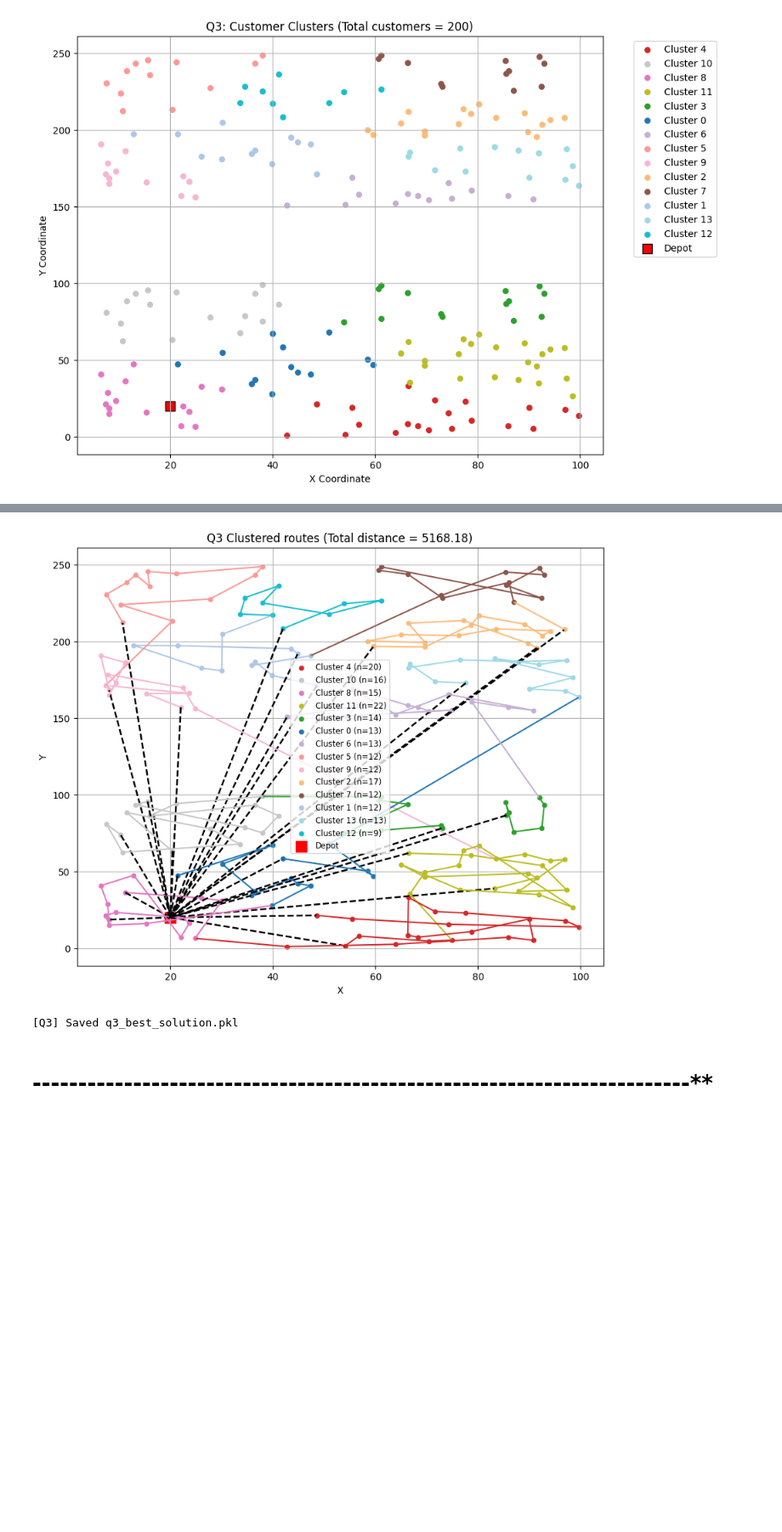
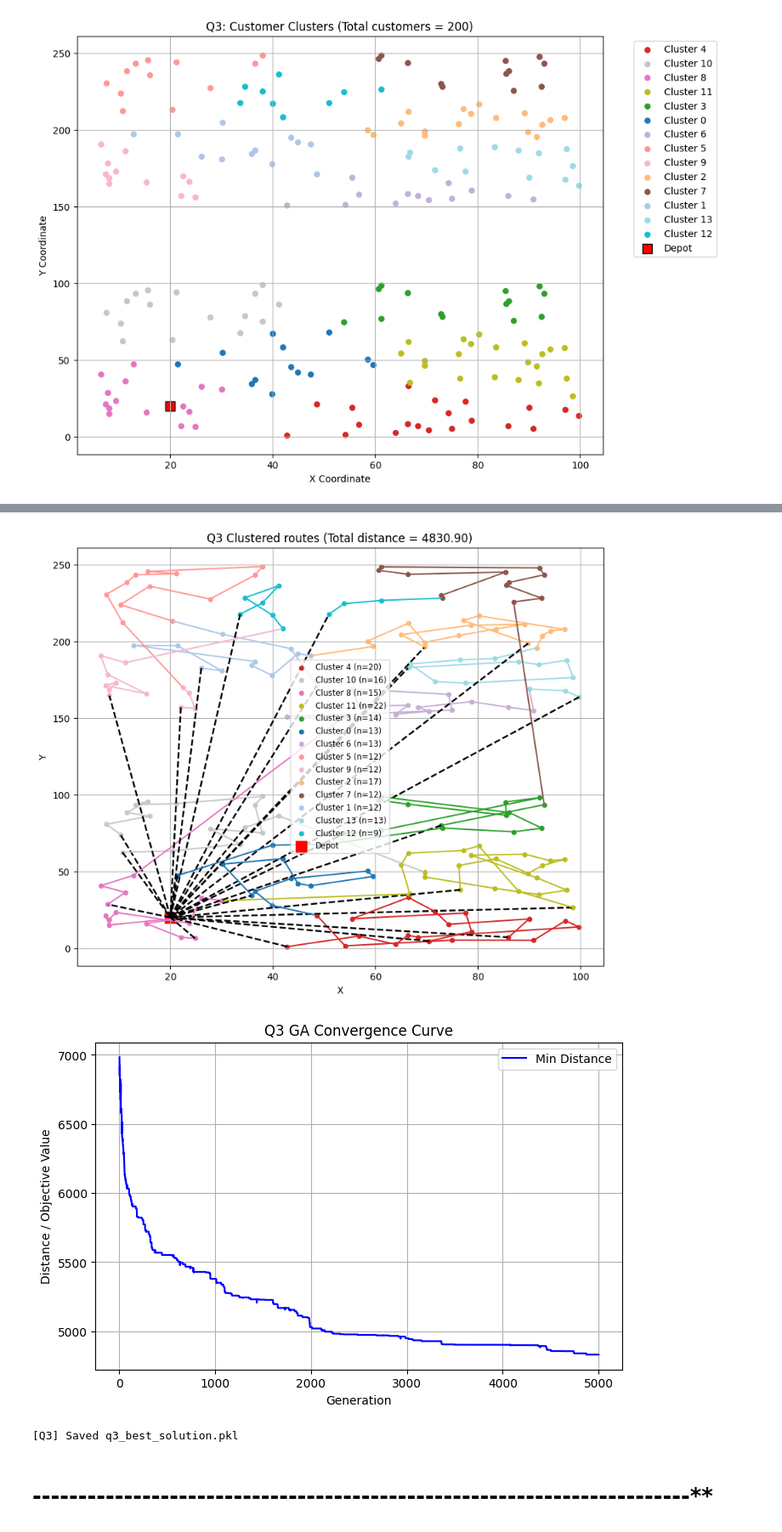
Before and after one commit to ssyss-513/MyColab, a Jupyter notebook: COMP5511/5511_a1.ipynb, the cells around one changed output, grey strips where cells are left out. Shown at 85% size. Saved outputs shown, nothing was run; the diff lists cells and outputs as text; code cells hidden in the pictures; blank space fills up the shorter version.

```diff
--- a/COMP5511/5511_a1.ipynb
+++ b/COMP5511/5511_a1.ipynb
@@ -323,14 +309,14 @@ import pickle
 
 best_solutions = []
 for i, ind in enumerate(hof_save):
-    val, segments = eval_vrp_multi_depot(ind)
+    val, segments = eval_vrp_classical(ind)
     best_solutions.append({"individual": ind, "fitness": val[0], "segments": segments})
     print(f"\nTop {i+1} distance: {val[0]:.2f}")
     for j, s in enumerate(segments):
         print(f"  Trip {j+1}: {' -> '.join(map(str,s))}")
 
-with open("best_solutions.pkl", "wb") as f:
+with open("best_solutions_Q1_1.pkl", "wb") as f:
     pickle.dump(best_solutions, f)
 
-print("\n✅ 前10个最优解已保存到 best_solutions.pkl")
+print("\n✅ 前10个最优解已保存到 best_solutions_Q1_1.pkl")
 # %% [output]
@@ -736,8 +700,6 @@ gen     nevals  avg     min     max
 # %% [markdown]
 save result
 # %%
-# @title
-# ---------- 保存前10个最优解 ----------
 best_solutions = []
 for i, ind in enumerate(hof):
     avg_dist = mc_evaluate(ind)[0]
@@ -752,6 +714,6 @@ for i, ind in enumerate(hof):
     })
     print(f"Top {i+1}: avg_dist={avg_dist:.2f}")
 
-with open("best_solutions.pkl", "wb") as f:
+with open("best_solutions_Q2.pkl", "wb") as f:
     pickle.dump(best_solutions, f)
-print("✅ 已保存前10个最优解到 best_solutions.pkl")
+print("✅ 已保存前10个最优解到 best_solutions_Q2.pkl")
@@ -968,8 +868,7 @@ df.head(3)
 # %%
-# @title
-
-# 4) 构造 GA 个体：我们用「客户索引的全序列」表示个体，但保证在评估前用 repair() 将其调整为“簇块连续”
-#    初始个体生成函数会随机生成簇顺序 + 每簇内部随机排列并串联
+# 4) Construct GA individuals: each individual is represented by a full sequence of customer indices,
+#     but before evaluation, repair() ensures "cluster-block continuity"
+#     The initial individual generation function randomly shuffles cluster order and shuffles customers within each cluster, then concatenates them
 from deap import base, creator, tools, algorithms
 creator.create("FitnessMin_Q3", base.Fitness, weights=(-1.0,))
 creator.create("Individual_Q3", list, fitness=creator.FitnessMin_Q3)
@@ -978,7 +877,7 @@ toolbox_q3 = base.Toolbox()
 cluster_ids = sorted(cluster_to_customers.keys())
 
 def gen_grouped_individual():
-    # 随机簇顺序
+    # Random cluster order
     region_order = cluster_ids.copy()
     random.shuffle(region_order)
     seq = []
@@ -986,8 +885,7 @@ def gen_grouped_individual():
         custs = cluster_to_customers[cid].copy()
         random.shuffle(custs)
         seq.extend(custs)
-    # seq 是客户 NO 的序列，需要转换为 idx (0..n-1) 表示 customers 中的位置，便于与现有 eval 接口兼容
-    # 构造 cust -> index_in_idx_to_cust 映射
+    # seq is a sequence of customer NOs, convert to indices (0..n-1) to match idx_to_cust for evaluation
     idx_map = {cust:i for i,cust in enumerate(idx_to_cust)}
     seq_idx = [idx_map[c] for c in seq]
     return creator.Individual_Q3(seq_idx)
@@ -995,9 +893,9 @@ def gen_grouped_individual():
 toolbox_q3.register("individual", gen_grouped_individual)
 toolbox_q3.register("population", tools.initRepeat, list, toolbox_q3.individual)
 
-# repair：把任意序列调整为“簇块连续”——簇顺序按照首次出现顺序决定，簇内保持原相对顺序
+# repair: adjust any sequence to "cluster-block continuity" — cluster order determined by first occurrence, internal order preserved
 def repair_region_blocks(individual):
-    # individual: list of idx into idx_to_cust
+    # individual: list of indices into idx_to_cust
     # produce customer NO sequence
     seq_nos = [idx_to_cust[i] for i in individual]
     seen = set()
@@ -1009,21 +907,21 @@ def repair_region_blocks(individual):
             # append all nodes of this cluster in the order they appear in seq_nos
             cluster_nodes_in_order = [n for n in seq_nos if cust_to_cluster[n]==c]
             new_seq.extend(cluster_nodes_in_order)
-    # now convert back to indices
+    # convert back to indices
     idx_map = {cust:i for i,cust in enumerate(idx_to_cust)}
     repaired = [idx_map[n] for n in new_seq]
     # replace content
     individual[:] = repaired
     return individual
 
-# 定义评估函数，基于已有 eval_vrp_classical（它接收 individual as indices into idx_to_cust）
+# define evaluation function, based on existing eval_vrp_classical (expects individual as indices into idx_to_cust)
 def evaluate_q3(individual):
     # repair first
     repair_region_blocks(individual)
     cost, segments = eval_vrp_classical(individual)
     return cost
 
-# 注册遗传算子（使用 cxOrdered & mutShuffleIndexes，但在后处理对 offspring 进行 repair）
+# register GA operators (use cxOrdered & mutShuffleIndexes, repair offspring after operations)
 toolbox_q3.register("mate", tools.cxOrdered)
 toolbox_q3.register("mutate", tools.mutShuffleIndexes, indpb=0.02)
 toolbox_q3.register("select", tools.selTournament, tournsize=3)
@@ -1044,14 +942,14 @@ def mut_repair(ind):
 toolbox_q3.register("mate_repair", cx_repair)
 toolbox_q3.register("mutate_repair", mut_repair)
 
-# 5) 运行 GA（参数可调整）
-POP_SIZE = 80
-NGEN = 6000
-CXPB = 0.7
-MUTPB = 0.2
+# 5) Run GA (parameters adjustable)
+POP_SIZE = 120
+NGEN = 5000
+CXPB = 0.75
+MUTPB = 0.25
 
 pop = toolbox_q3.population(n=POP_SIZE)
-hof_q3 = tools.HallOfFame(3)  # 保存若干最优解
+hof_q3 = tools.HallOfFame(3)  # store several best solutions
 stats_q3 = tools.Statistics(lambda ind: ind.fitness.values)
 stats_q3.register("avg", np.mean)
 stats_q3.register("min", np.min)
@@ -1062,6 +960,8 @@ for ind in pop:
     # ensure initial population obeys block structure
     repair_region_blocks(ind)
     ind.fitness.values = toolbox_q3.evaluate(ind)
+
+gen_list, min_list, avg_list, max_list = [], [], [], []
 
 for gen in range(1, NGEN+1):
     offspring = toolbox_q3.select(pop, len(pop))
@@ -1090,12 +990,18 @@ for gen in range(1, NGEN+1):
     # update hof and stats
     hof_q3.update(pop)
     record = stats_q3.compile(pop)
-    if gen % 10 == 0 or gen==1 or gen==NGEN:
+
+    gen_list.append(gen)
+    min_list.append(record['min'])
+    avg_list.append(record['avg'])
+    max_list.append(record['max'])
+
+    if gen % 100 == 0 or gen==1 or gen==NGEN:
         print(f"[Q3] Gen {gen}: min={record['min']:.2f}, avg={record['avg']:.2f}")
 
 print("[Q3] GA finished. Best objective (distance):", hof_q3[0].fitness.values[0])
 
-# 6) 可视化：绘制聚类结果与最优路径（选择 hof_q3[0]）
+# 6) Visualization: plot cluster layout and best route (using hof_q3[0])
 best_ind = hof_q3[0]
 repair_region_blocks(best_ind)
 best_cost, best_segments = eval_vrp_classical(best_ind)
@@ -1115,7 +1021,7 @@ for cid, custs in cluster_to_customers.items():
 depot_coord = coords[depot_no]
 plt.scatter([depot_coord[0]], [depot_coord[1]], c='red', s=120, marker='s', label='Depot')
 
-# plot route segments with cluster color, virtual line for depot->cluster boundary transitions
+# plot route segments with cluster color, dashed for depot transitions
 for i, seg in enumerate(best_segments):
     for j in range(len(seg)-1):
         a, b = seg[j], seg[j+1]
@@ -1135,7 +1041,16 @@ plt.legend(scatterpoints=1, fontsize='small', loc='best')
 plt.grid(True)
 plt.show()
 
-# 7) 保存最佳解（和聚类信息）
+plt.figure(figsize=(8,5))
+plt.plot(gen_list, min_list, label="Min Distance", color='blue')
+plt.xlabel("Generation")
+plt.ylabel("Distance / Objective Value")
+plt.title("Q3 GA Convergence Curve")
+plt.legend()
+plt.grid(True)
+plt.show()
+
+# 7) Save best solution (including cluster information)
 import pickle
 out = {
     "best_individual_idx_seq": list(best_ind),
@@ -1168,4 +1083,5 @@ print("[Q3] Saved q3_best_solution.pkl")
-[figure, old version]
+[figure, new version]
+[figure, added]
 [Q3] Saved q3_best_solution.pkl
 # %% [markdown]
 # ------------------------------------------------------------------------**
```
Also changed, not shown: parts of 27 cells of this notebook.
